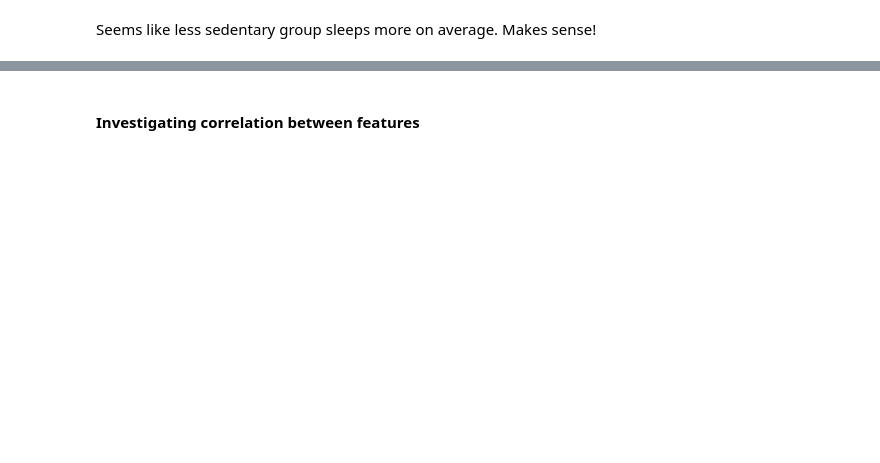
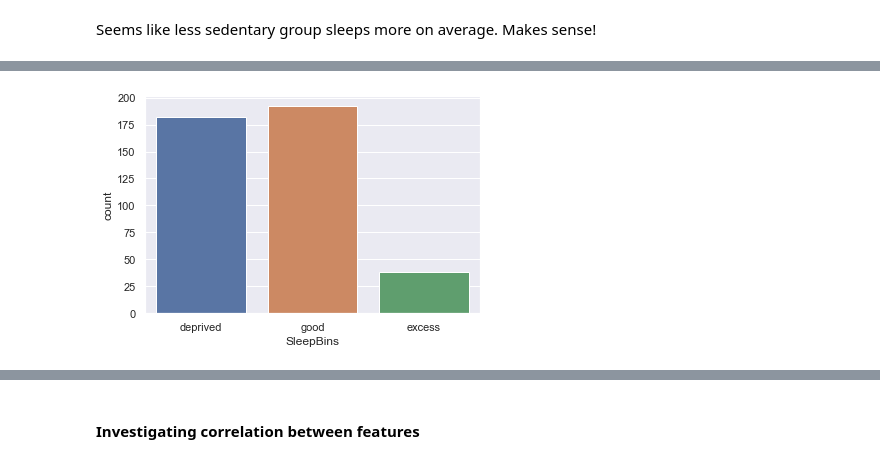
Before and after one commit to onderakacik/FitbitAnalysis, a Jupyter notebook: Final_Project.ipynb, the cells around one changed output, grey strips where cells are left out. Cells and saved outputs as stored; diff of their text form; code cells hidden in the pictures; blank space fills up the shorter version.

```diff
--- a/Final_Project.ipynb
+++ b/Final_Project.ipynb
@@ -459,0 +473,19 @@ Seems like less sedentary group sleeps more on average. Makes sense!
+# %%
+sleepDay = dataframes['sleepDay_merged']
+sleepDay['hours'] = sleepDay['TotalMinutesAsleep'] / 60
+# %%
+bins = [sleepDay.hours.min(), 7, 9, sleepDay.hours.max()]
+
+labels = ['deprived', 'good', 'excess']
+
+sleepDay['SleepBins'] = pd.cut(
+    sleepDay['hours'],
+    bins=bins,
+    labels=labels,
+    include_lowest=True,
+    right=False,
+)
+# %%
+sns.countplot(data=sleepDay, x = 'SleepBins');
+# %% [output]
+[figure, added]
```
Also changed, not shown: parts of 58 cells of this notebook.
